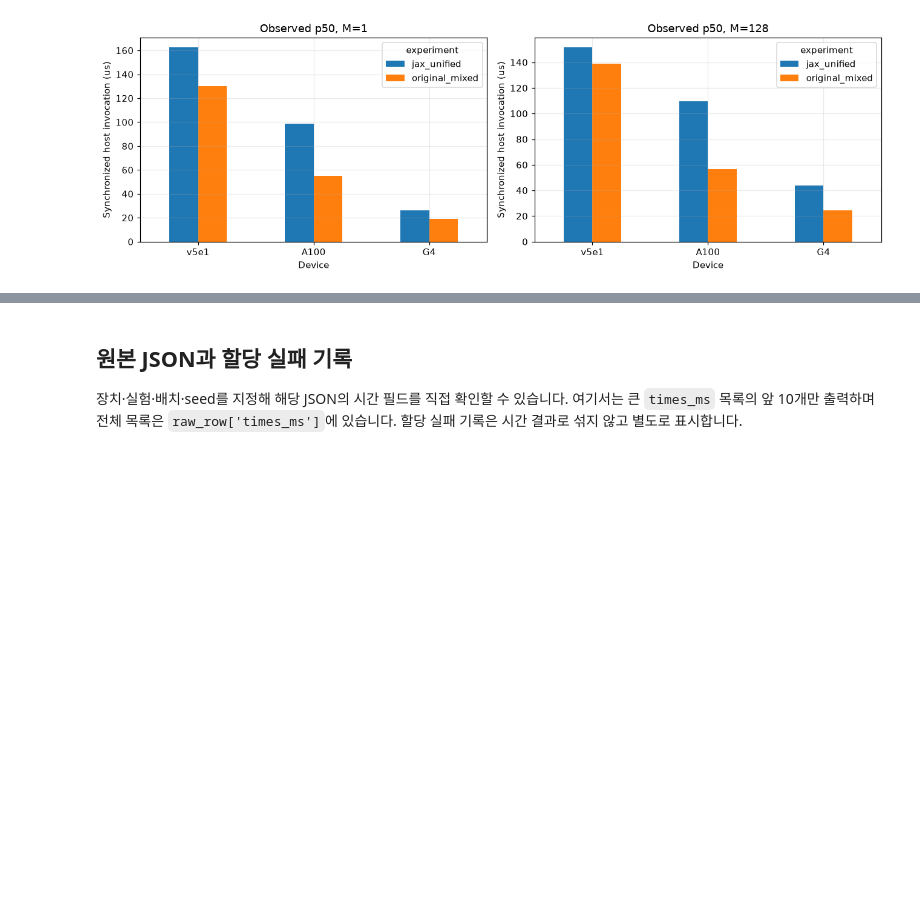
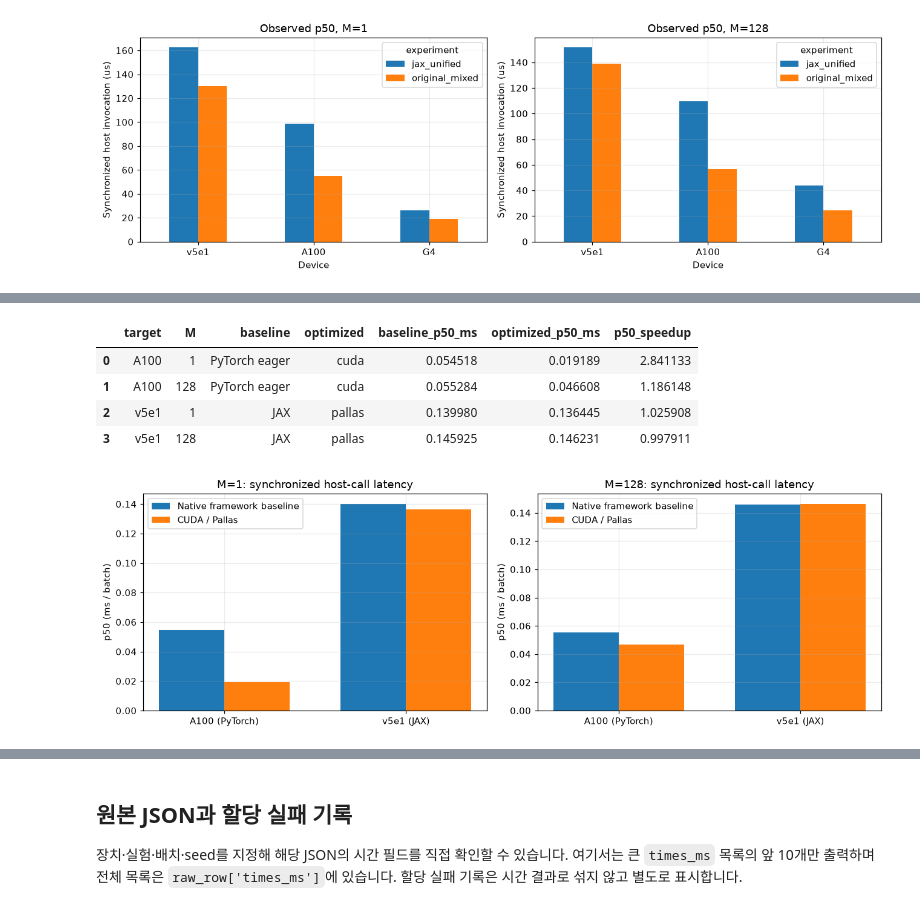
Before and after one commit to Jake-Song/tensor2silicon, a Jupyter notebook: notebooks/week5_benchmark_timings.ipynb, the cells around one changed output, grey strips where cells are left out. Cells and saved outputs as stored; diff of their text form; code cells hidden in the pictures; blank space fills up the shorter version.

Commit message:
Add CUDA and Pallas benchmarks with native framework baselines

```diff
--- a/notebooks/week5_benchmark_timings.ipynb
+++ b/notebooks/week5_benchmark_timings.ipynb
@@ -315,0 +389,47 @@ plt.show()
+# %%
+native_root = REPO_ROOT / 'week5/results/2026-10-19-native'
+native_summary = pd.DataFrame(json.loads((native_root / 'summary.json').read_text()))
+torch_cuda_root = REPO_ROOT / 'week5/results/2026-10-19-torch-cuda'
+torch_cuda_summary = pd.DataFrame(json.loads((torch_cuda_root / 'summary.json').read_text()))
+corrected_summary = pd.concat([
+    torch_cuda_summary,
+    native_summary.loc[native_summary['target'] == 'v5e1'],
+], ignore_index=True)
+assert corrected_summary['passed'].all()
+corrected_rows = []
+for target, baseline_name, optimized_name in [('A100', 'torch', 'cuda'), ('v5e1', 'jax', 'pallas')]:
+    for m in [1, 128]:
+        group = corrected_summary.loc[(corrected_summary['target'] == target) & (corrected_summary['M'] == m)].set_index('implementation')
+        base, opt = group.loc[baseline_name], group.loc[optimized_name]
+        corrected_rows.append({
+            'target': target, 'M': m,
+            'baseline': 'PyTorch eager' if baseline_name == 'torch' else 'JAX',
+            'optimized': optimized_name,
+            'baseline_p50_ms': base['p50_ms'], 'optimized_p50_ms': opt['p50_ms'],
+            'p50_speedup': base['p50_ms'] / opt['p50_ms'],
+            'baseline_samples_per_s': base['samples_per_s'],
+            'optimized_samples_per_s': opt['samples_per_s'],
+            'throughput_speedup': opt['samples_per_s'] / base['samples_per_s'],
+        })
+corrected_comparison = pd.DataFrame(corrected_rows)
+display(corrected_comparison[[
+    'target', 'M', 'baseline', 'optimized', 'baseline_p50_ms', 'optimized_p50_ms', 'p50_speedup',
+]])
+fig, axes = plt.subplots(1, 2, figsize=(12, 4))
+for ax, m in zip(axes, [1, 128]):
+    part = corrected_comparison.loc[corrected_comparison['M'] == m]
+    x = np.arange(len(part))
+    ax.bar(x - 0.18, part['baseline_p50_ms'], width=0.36, label='Native framework baseline')
+    ax.bar(x + 0.18, part['optimized_p50_ms'], width=0.36, label='CUDA / Pallas')
+    ax.set_xticks(x, ['A100 (PyTorch)', 'v5e1 (JAX)'])
+    ax.set(title=f'M={m}: synchronized host-call latency', ylabel='p50 (ms / batch)')
+    ax.legend()
+fig.tight_layout()
+plt.show()
+# %% [output]
+|  | target | M | baseline | optimized | baseline_p50_ms | optimized_p50_ms | p50_speedup |
+| 0 | A100 | 1 | PyTorch eager | cuda | 0.054518 | 0.019189 | 2.841133 |
+| 1 | A100 | 128 | PyTorch eager | cuda | 0.055284 | 0.046608 | 1.186148 |
+| 2 | v5e1 | 1 | JAX | pallas | 0.139980 | 0.136445 | 1.025908 |
+| 3 | v5e1 | 128 | JAX | pallas | 0.145925 | 0.146231 | 0.997911 |
+[figure, added]
```
Also changed, not shown: parts of 5 cells of this notebook, 43 other files.
